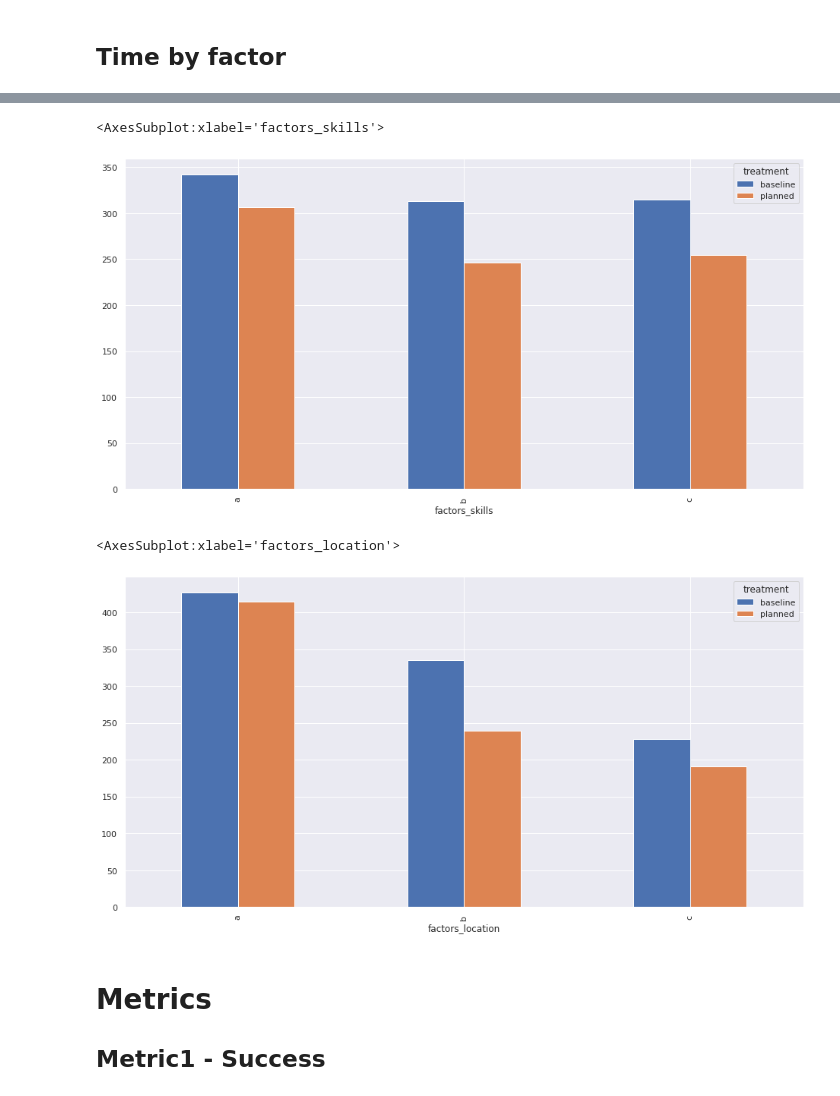
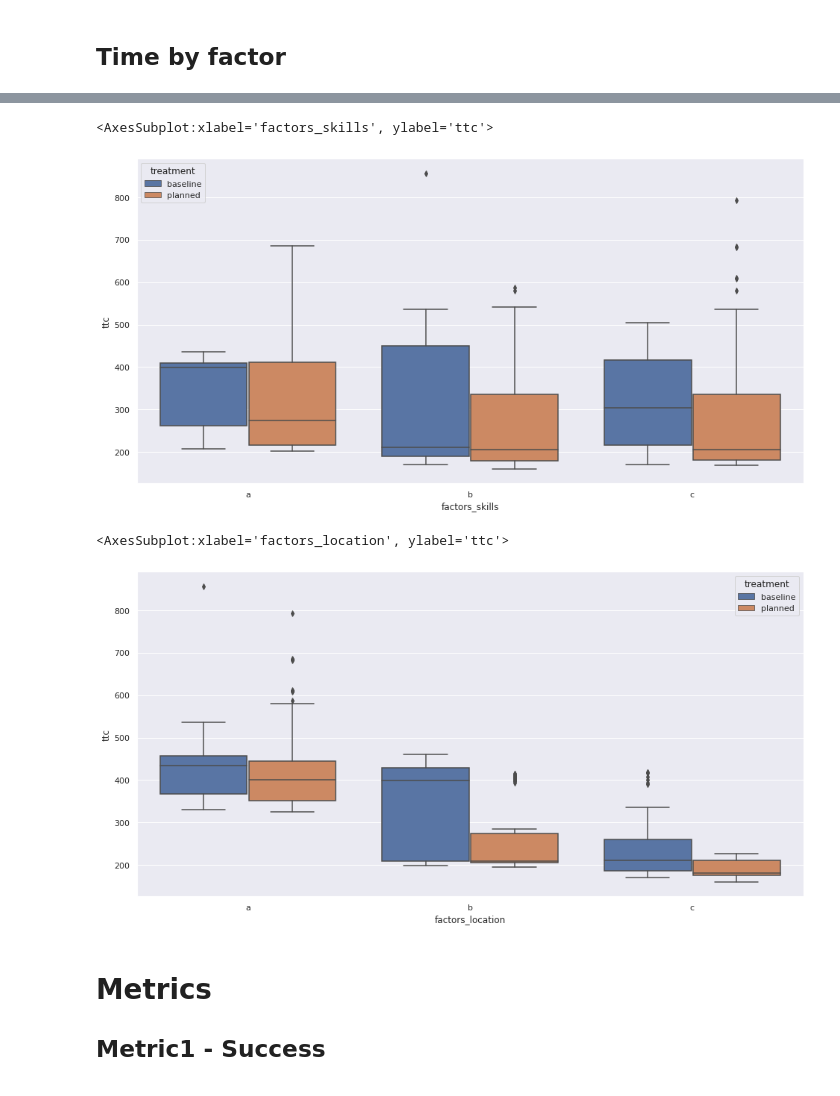
Before and after one commit to VicenteMoraes/hmrs_analysis, a Jupyter notebook: notebooks/Analysis.ipynb, the cells around one changed output, grey strips where cells are left out. Cells and saved outputs as stored; diff of their text form; code cells hidden in the pictures.

```diff
--- a/notebooks/Analysis.ipynb
+++ b/notebooks/Analysis.ipynb
@@ -467,13 +459,13 @@ trial_run_df.groupby(["factors_battery_discharge_rate", "treatment"])["ttc"].mea
 # %%
-trial_run_df.groupby(["factors_skills", "treatment"])["ttc"].mean().unstack().plot.bar(legend=True)
+sns.boxplot(x="factors_skills", y="ttc", hue="treatment", data=trial_run_df)
 # %% [output]
-<AxesSubplot:xlabel='factors_skills'>
+<AxesSubplot:xlabel='factors_skills', ylabel='ttc'>
-[figure, old version]
+[figure, new version]
 # %%
-trial_run_df.groupby(["factors_location", "treatment"])["ttc"].mean().unstack().plot.bar(legend=True)
+sns.boxplot(x="factors_location", y="ttc", hue="treatment", data=trial_run_df)
 # %% [output]
-<AxesSubplot:xlabel='factors_location'>
+<AxesSubplot:xlabel='factors_location', ylabel='ttc'>
-[figure, old version]
+[figure, new version]
 # %% [markdown]
 # Metrics
 ## Metric1 - Success
```
Also changed, not shown: parts of 4 cells of this notebook.
